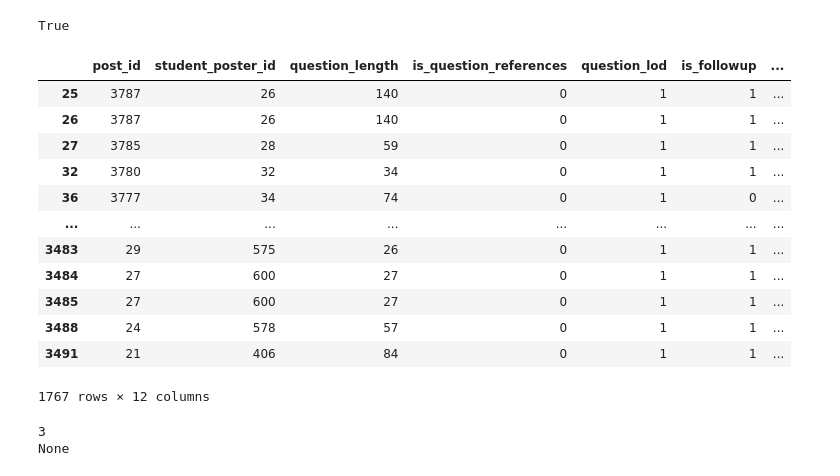
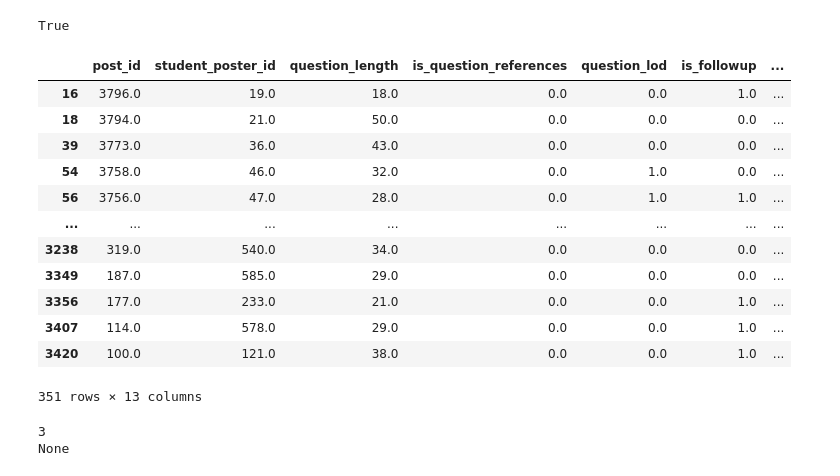
Before and after one commit to PiazzaBot/HelpfulResponses, a Jupyter notebook: data_processing.ipynb, the cells around one changed output. Drawn from its saved outputs; the diff is of its cells as text; code cells hidden in the pictures.

Commit message:
add response time

```diff
--- a/data_processing.ipynb
+++ b/data_processing.ipynb
@@ -1,29 +1,33 @@
 # %%
 import json
 import time
+import math
+from datetime import datetime
+import os
 from tqdm import trange, tqdm
-import os
-from typing import Dict, List, Tuple, Union
+import re
+from copy import deepcopy
+
 
 import csv
 import unicodedata
 import html
 from io import StringIO
 from html.parser import HTMLParser
-from piazza_api import Piazza
+
 
 import pandas as pd
 from pandas import DataFrame, Series
 import numpy as np
 from numpy import ndarray
-from nptyping import NDArray, Int, Shape
 import matplotlib.pyplot as plt
 import seaborn as sns
 
-import re
 
-from copy import deepcopy
+from nptyping import NDArray, Int, Shape
+from typing import Dict, List, Tuple, Union
 
+from piazza_api import Piazza
 from piazza_api.network import Network
 
 CRED_FILE = "creds.json"
@@ -36,6 +40,7 @@ Post = Dict[str,Union[str, Union[str,int,List]]]
 """Macros"""
 # who the answer is coming from
 STUDENT, INSTRUCTOR, STUDENT_ENDORSED_ANSWERER = 0, 1, 2
+EPSILON = 1e-05
 # %%
 class MyHTMLParser(HTMLParser):
     """taken from: [1]"""
@@ -370,6 +375,19 @@ def level_of_detail(text: str) -> bool:
     return True if is_image or is_code_snippets else False
 
 
+def answer_response_time(t1:str, t2:str) -> int:
+    """:returns: Answer response time in mins, rounded up. Add option to use log scale?"""
+    d1 = datetime.fromisoformat(t1[:-1])
+    d2 = datetime.fromisoformat(t2[:-1])
+    delta = d2-d1
+    response_time = math.ceil(delta.total_seconds() // 60)
+    if response_time == 0:
+        response_time = EPSILON
+    return response_time
+
+
+
+
 
 def add_answer(augmented_data:List[List], append_row:List, post_row:tuple, poster_dict: Dict[str, str], num_instances:int, answer_type:int) -> int:
     """
@@ -383,7 +401,7 @@ def add_answer(augmented_data:List[List], append_row:List, post_row:tuple, poste
     :raises Nothing
     """
     poster =  'student' if answer_type == STUDENT  else 'instructor'
-    fields = [f'{poster}_answer', f'{poster}_answer_name', f'is_{poster}_helpful']
+    fields = [f'{poster}_answer', f'{poster}_answer_name', f'is_{poster}_helpful', 'date_{poster}_answer_posted']
     increment_num_instances = False
 
     answer = getattr(post_row, f"{poster}_answer")
@@ -404,6 +422,13 @@ def add_answer(augmented_data:List[List], append_row:List, post_row:tuple, poste
         append_row.append(is_references(stripped_answer))
         append_row.append(level_of_detail(answer))
 
+        t1 = getattr(post_row, 'date_question_posted')
+        t2 = getattr(post_row, f'date_{poster}_answer_posted')
+        response_time = answer_response_time(t1, t2)
+
+
+        append_row.append(response_time)
+
         append_row.append(answer_type)
         append_row.append(is_helpful)
         augmented_data.append(append_row)
@@ -450,7 +475,7 @@ def augment_data(data: DataFrame) -> DataFrame:
 
     augmented_data = np.array(augmented_data)
     augmented_df = pd.DataFrame(augmented_data, columns=['post_id', 'student_poster_id', 'question_length', 'is_question_references', 'question_lod', 'is_followup',
-    'answerer_id', 'answer_length', 'is_answer_references', 'answer_lod',  'reputation', 'is_helpful'])
+    'answerer_id', 'answer_length', 'is_answer_references', 'answer_lod', 'response_time',  'reputation', 'is_helpful'])
 
     return augmented_df
 
@@ -458,24 +483,23 @@ def augment_data(data: DataFrame) -> DataFrame:
 
 augmented_df = augment_data(data)
 #augmented_data[0].shape
-# %%
-augmented_df.head()
-augmented_df[augmented_df['question_lod'] == 1]
-# use post number instead of manually assigning number -> easier to search
-# %% [output]
-|  | post_id | student_poster_id | question_length | is_question_references | question_lod | is_followup | ... |
-| 25 | 3787 | 26 | 140 | 0 | 1 | 1 | ... |
-| 26 | 3787 | 26 | 140 | 0 | 1 | 1 | ... |
-| 27 | 3785 | 28 | 59 | 0 | 1 | 1 | ... |
-| 32 | 3780 | 32 | 34 | 0 | 1 | 1 | ... |
-| 36 | 3777 | 34 | 74 | 0 | 1 | 0 | ... |
-| ... | ... | ... | ... | ... | ... | ... | ... |
-| 3483 | 29 | 575 | 26 | 0 | 1 | 1 | ... |
-| 3484 | 27 | 600 | 27 | 0 | 1 | 1 | ... |
-| 3485 | 27 | 600 | 27 | 0 | 1 | 1 | ... |
-| 3488 | 24 | 578 | 57 | 0 | 1 | 1 | ... |
-| 3491 | 21 | 406 | 84 | 0 | 1 | 1 | ... |
-1767 rows × 12 columns
+# %%
+augmented_df.head()
+augmented_df[augmented_df['response_time'] < 1]
+# %% [output]
+|  | post_id | student_poster_id | question_length | is_question_references | question_lod | is_followup | ... |
+| 16 | 3796.0 | 19.0 | 18.0 | 0.0 | 0.0 | 1.0 | ... |
+| 18 | 3794.0 | 21.0 | 50.0 | 0.0 | 0.0 | 0.0 | ... |
+| 39 | 3773.0 | 36.0 | 43.0 | 0.0 | 0.0 | 0.0 | ... |
+| 54 | 3758.0 | 46.0 | 32.0 | 0.0 | 1.0 | 0.0 | ... |
+| 56 | 3756.0 | 47.0 | 28.0 | 0.0 | 1.0 | 1.0 | ... |
+| ... | ... | ... | ... | ... | ... | ... | ... |
+| 3238 | 319.0 | 540.0 | 34.0 | 0.0 | 0.0 | 0.0 | ... |
+| 3349 | 187.0 | 585.0 | 29.0 | 0.0 | 0.0 | 0.0 | ... |
+| 3356 | 177.0 | 233.0 | 21.0 | 0.0 | 0.0 | 1.0 | ... |
+| 3407 | 114.0 | 578.0 | 29.0 | 0.0 | 0.0 | 1.0 | ... |
+| 3420 | 100.0 | 121.0 | 38.0 | 0.0 | 0.0 | 1.0 | ... |
+351 rows × 13 columns
 # %%
 a = 0
 a += False
```
Also changed, not shown: 1 other file.
